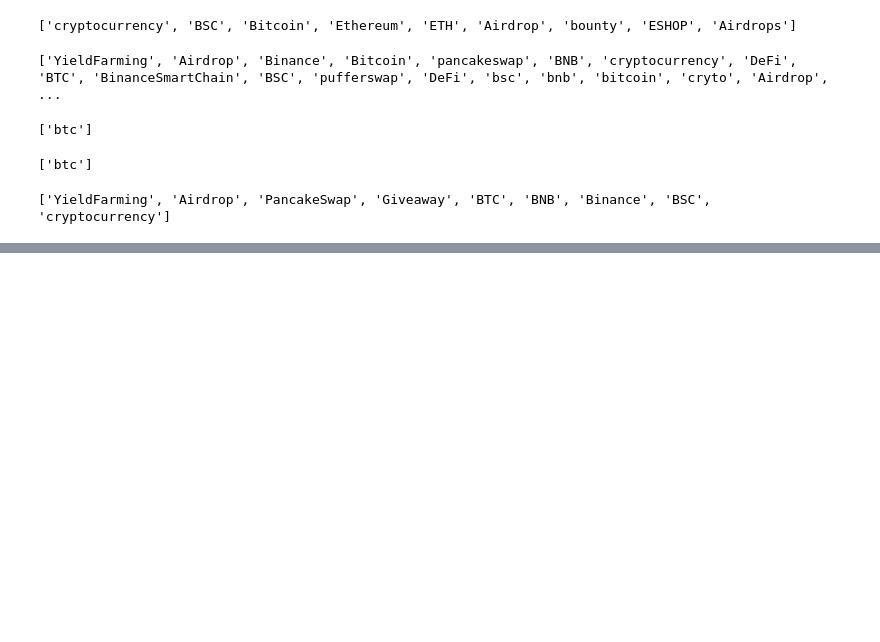
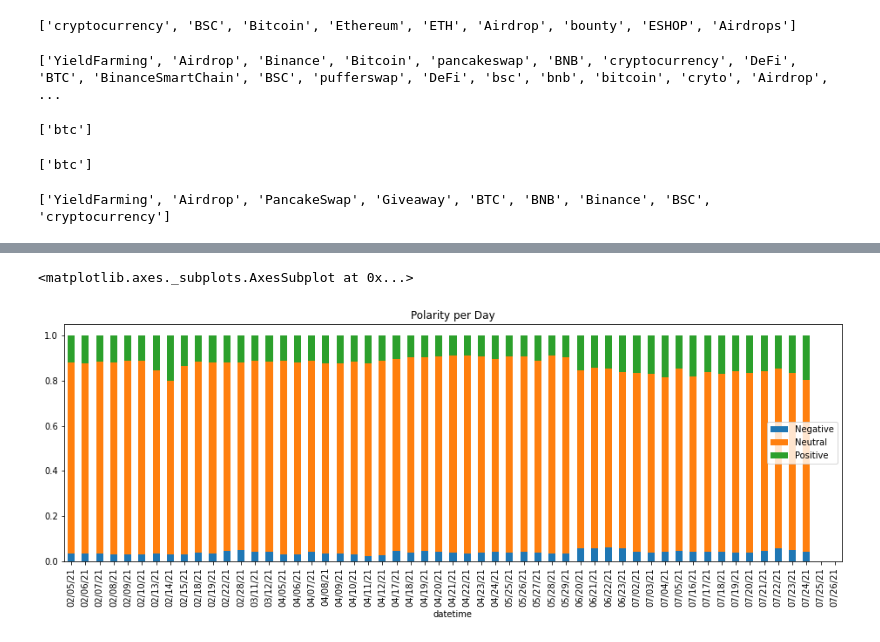
Before and after one commit to thashmadech/is417-project, a Jupyter notebook: Sentiment_analysis.ipynb, the cells around one changed output, grey strips where cells are left out. Cells and saved outputs as stored; diff of their text form; code cells hidden in the pictures; blank space fills up the shorter version.

```diff
--- a/Sentiment_analysis.ipynb
+++ b/Sentiment_analysis.ipynb
@@ -335,0 +484,2 @@ df_first_half.describe()
+# %%
+df_first_half['datetime'] = pd.to_datetime(df_first_half['datetime'], errors = 'coerce')
@@ -335,0 +506,10 @@ df_first_half.describe()
+# %%
+df_first_half['datetime'] = df_first_half['datetime'].dt.strftime('%D')
+x = df_first_half[['datetime', 'Negative', 'Neutral', 'Positive']]
+y = x.set_index('datetime')
+z = y.groupby('datetime').mean()
+
+z.plot.bar(stacked=True, title='Polarity per Day', figsize=(16,5))
+# %% [output]
+<matplotlib.axes._subplots.AxesSubplot at 0x...>
+[figure, added]
```
Also changed, not shown: parts of 19 cells of this notebook.
